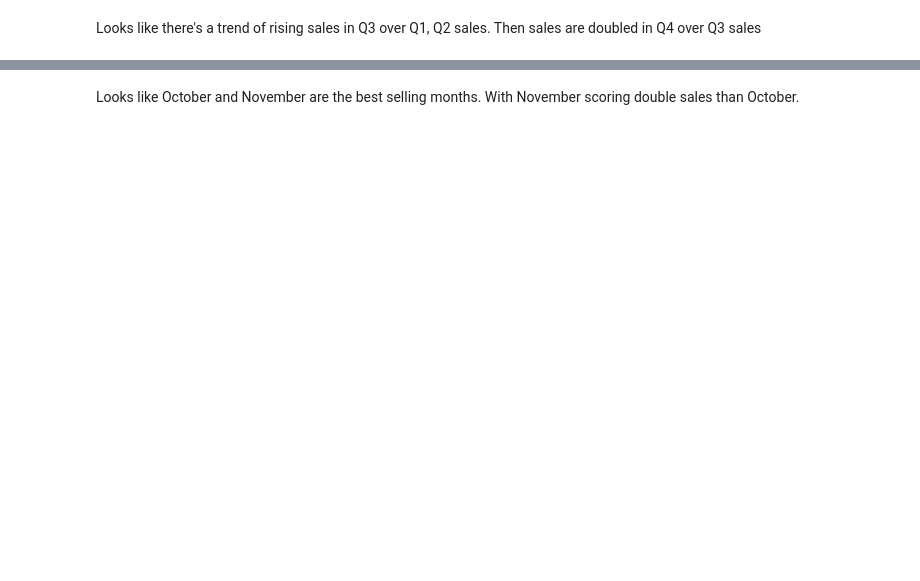
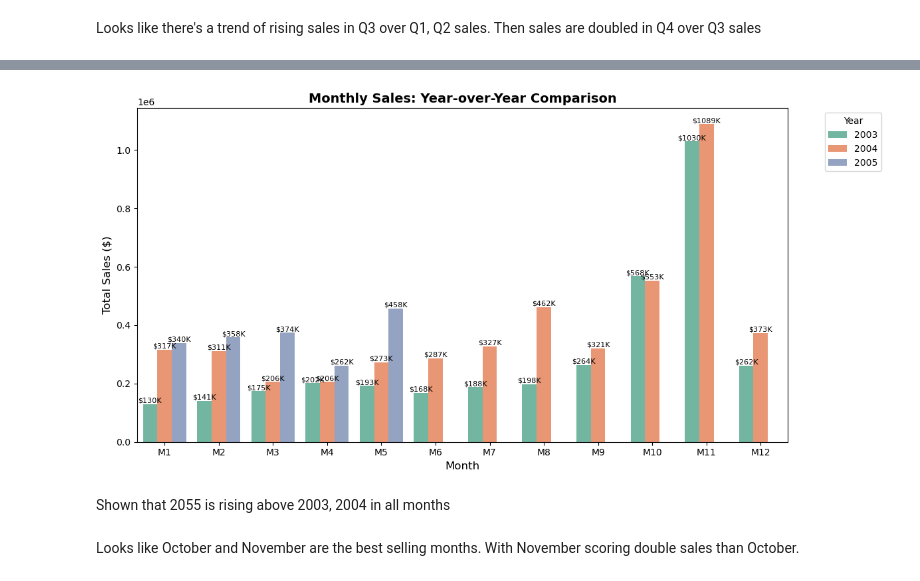
Before and after one commit to MohamadHasanin/sales-eda, a Jupyter notebook: notebook/sales-analysis.ipynb, the cells around one changed output, grey strips where cells are left out. Saved outputs shown, nothing was run; the diff lists cells and outputs as text; code cells hidden in the pictures; blank space fills up the shorter version.

```diff
--- a/notebook/sales-analysis.ipynb
+++ b/notebook/sales-analysis.ipynb
@@ -84,15 +157,22 @@ sales_per_month
 # %%
-sales_per_month['Year_Month'] = sales_per_month['YEAR_ID'].astype(str) + ' M' + sales_per_month['MONTH_ID'].astype(str)
+sales_per_month['Month'] = 'M' + sales_per_month['MONTH_ID'].astype(str)
 
-plt.figure(figsize=(10, 6))
-sns.barplot(data=sales_per_month, x='Year_Month', y='SALES')
-plt.title('')
-plt.xticks(rotation=90)
+plt.figure(figsize=(12, 6))
+ax = sns.barplot(data=sales_per_month, x='Month', y='SALES', hue='YEAR_ID', palette='Set2')
 
-for i, row in sales_per_month.iterrows():
-    plt.text(i, row['SALES'], f"${row['SALES']:,.0f}",
-             ha='center', va='bottom', fontsize=9)
+plt.title('Monthly Sales: Year-over-Year Comparison', fontsize=14, fontweight='bold')
+plt.xlabel('Month', fontsize=12)
+plt.ylabel('Total Sales ($)', fontsize=12)
+plt.legend(title='Year', bbox_to_anchor=(1.05, 1), loc='upper left')
+
+for container in ax.containers:
+    ax.bar_label(container, fmt='$%.0fK', labels=[f'${v/1000:.0f}K' for v in container.datavalues], fontsize=8)
+
 plt.tight_layout()
 plt.show()
+# %% [output]
+[figure, added]
+# %% [markdown]
+Shown that 2055 is rising above 2003, 2004 in all months
 # %% [markdown]
 Looks like October and November are the best selling months. With November scoring double sales than October.
```
Also changed, not shown: parts of 21 cells of this notebook.
